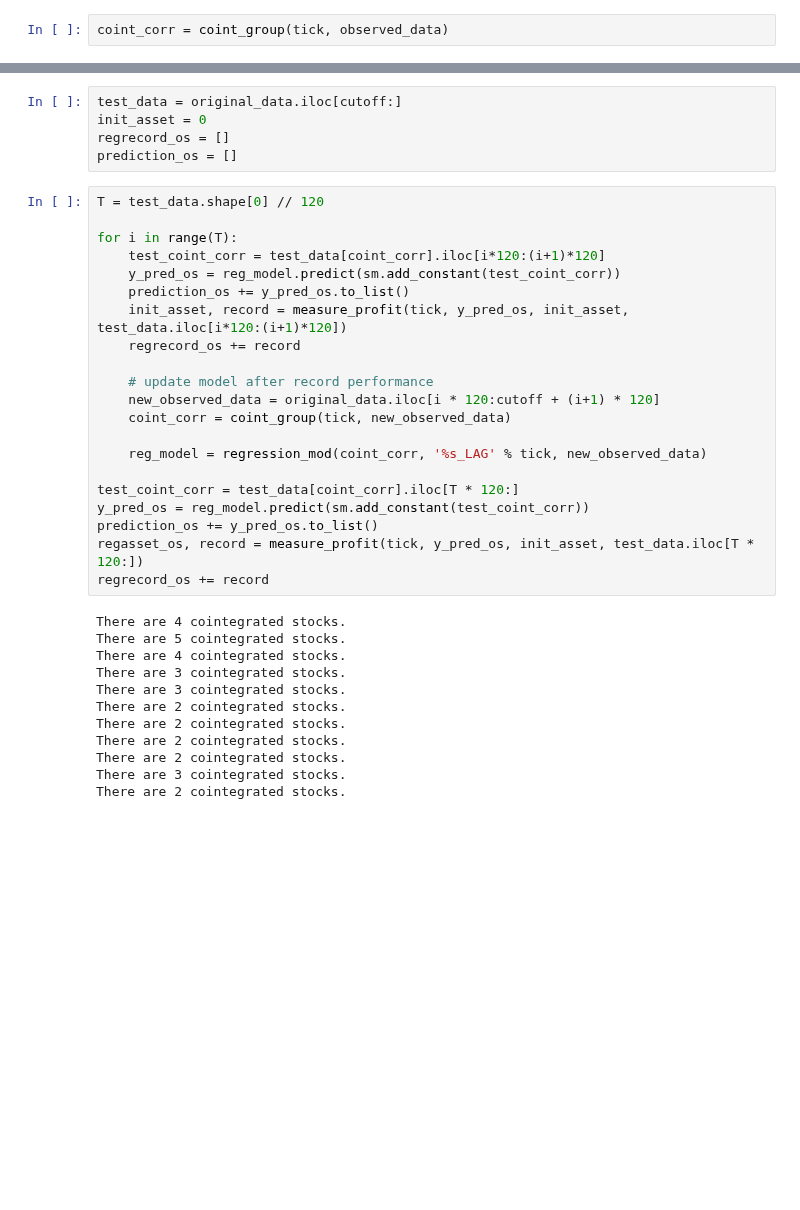
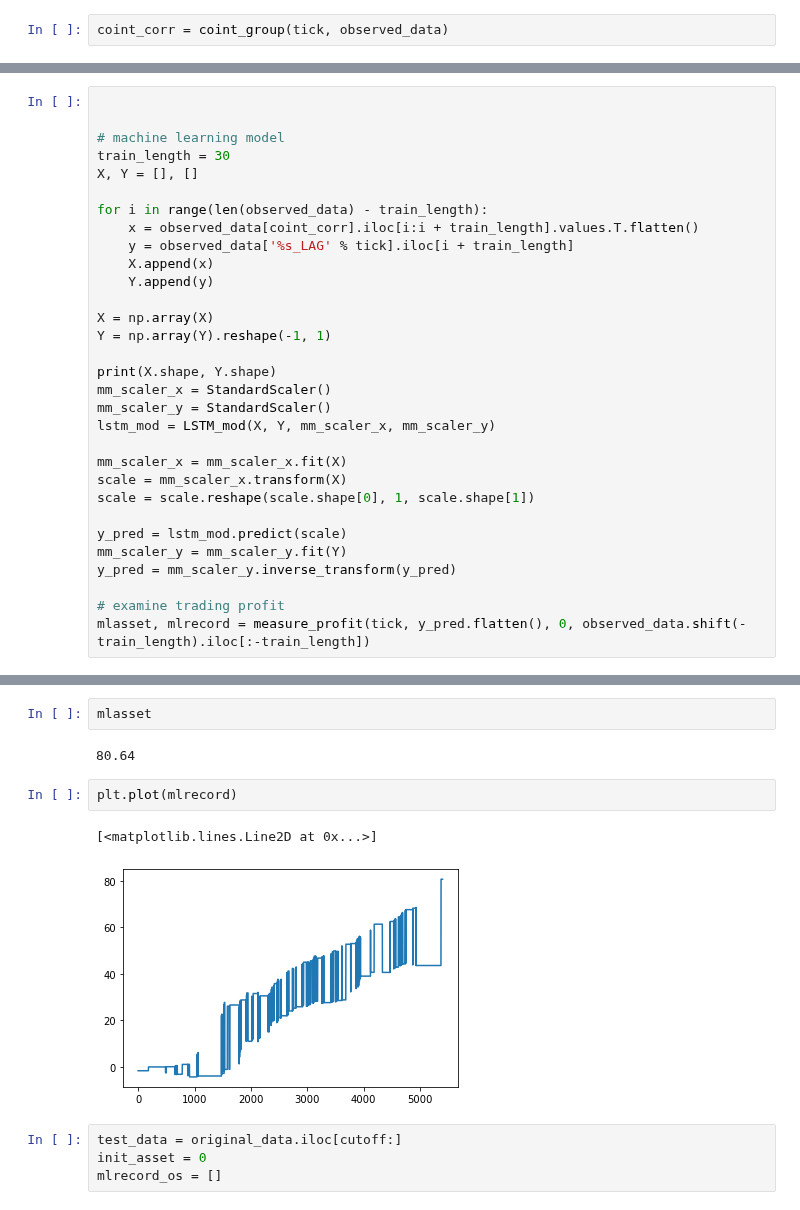
Before and after one commit to HaochengYe/Backtesting, a Jupyter notebook: Test2.ipynb, the cells around one changed output, grey strips where cells are left out. Drawn from its saved outputs; the diff is of its cells as text; blank space fills up the shorter version.

Commit message:
lstm prediction

```diff
--- a/Test2.ipynb
+++ b/Test2.ipynb
@@ -226,0 +194,31 @@ import matplotlib.pyplot as plt
+# %%
+
+
+# machine learning model
+train_length = 30
+X, Y = [], []
+
+for i in range(len(observed_data) - train_length):
+    x = observed_data[coint_corr].iloc[i:i + train_length].values.T.flatten()
+    y = observed_data['%s_LAG' % tick].iloc[i + train_length]
+    X.append(x)
+    Y.append(y)
+
+X = np.array(X)
+Y = np.array(Y).reshape(-1, 1)
+
+print(X.shape, Y.shape)
+mm_scaler_x = StandardScaler()
+mm_scaler_y = StandardScaler()
+lstm_mod = LSTM_mod(X, Y, mm_scaler_x, mm_scaler_y)
+
+mm_scaler_x = mm_scaler_x.fit(X)
+scale = mm_scaler_x.transform(X)
+scale = scale.reshape(scale.shape[0], 1, scale.shape[1])
+
+y_pred = lstm_mod.predict(scale)
+mm_scaler_y = mm_scaler_y.fit(Y)
+y_pred = mm_scaler_y.inverse_transform(y_pred)
+
+# examine trading profit
+mlasset, mlrecord = measure_profit(tick, y_pred.flatten(), 0, observed_data.shift(-train_length).iloc[:-train_length])
@@ -227,38 +243,13 @@ import matplotlib.pyplot as plt
+# %%
+mlasset
+# %% [output]
+80.64
+# %%
+plt.plot(mlrecord)
+# %% [output]
+[<matplotlib.lines.Line2D at 0x...>]
+[figure, added]
 # %%
 test_data = original_data.iloc[cutoff:]
 init_asset = 0
-regrecord_os = []
-prediction_os = []
+mlrecord_os = []
-# %%
-T = test_data.shape[0] // 120
-
-for i in range(T):
-    test_coint_corr = test_data[coint_corr].iloc[i*120:(i+1)*120]
-    y_pred_os = reg_model.predict(sm.add_constant(test_coint_corr))
-    prediction_os += y_pred_os.to_list()
-    init_asset, record = measure_profit(tick, y_pred_os, init_asset, test_data.iloc[i*120:(i+1)*120])
-    regrecord_os += record
-
-    # update model after record performance
-    new_observed_data = original_data.iloc[i * 120:cutoff + (i+1) * 120]
-    coint_corr = coint_group(tick, new_observed_data)
-
-    reg_model = regression_mod(coint_corr, '%s_LAG' % tick, new_observed_data)
-
-test_coint_corr = test_data[coint_corr].iloc[T * 120:]
-y_pred_os = reg_model.predict(sm.add_constant(test_coint_corr))
-prediction_os += y_pred_os.to_list()
-regasset_os, record = measure_profit(tick, y_pred_os, init_asset, test_data.iloc[T * 120:])
-regrecord_os += record
-# %% [output]
-There are 4 cointegrated stocks.
-There are 5 cointegrated stocks.
-There are 4 cointegrated stocks.
-There are 3 cointegrated stocks.
-There are 3 cointegrated stocks.
-There are 2 cointegrated stocks.
-There are 2 cointegrated stocks.
-There are 2 cointegrated stocks.
-There are 2 cointegrated stocks.
-There are 3 cointegrated stocks.
-There are 2 cointegrated stocks.
```
Also changed, not shown: parts of 23 cells of this notebook, 2 other files.
